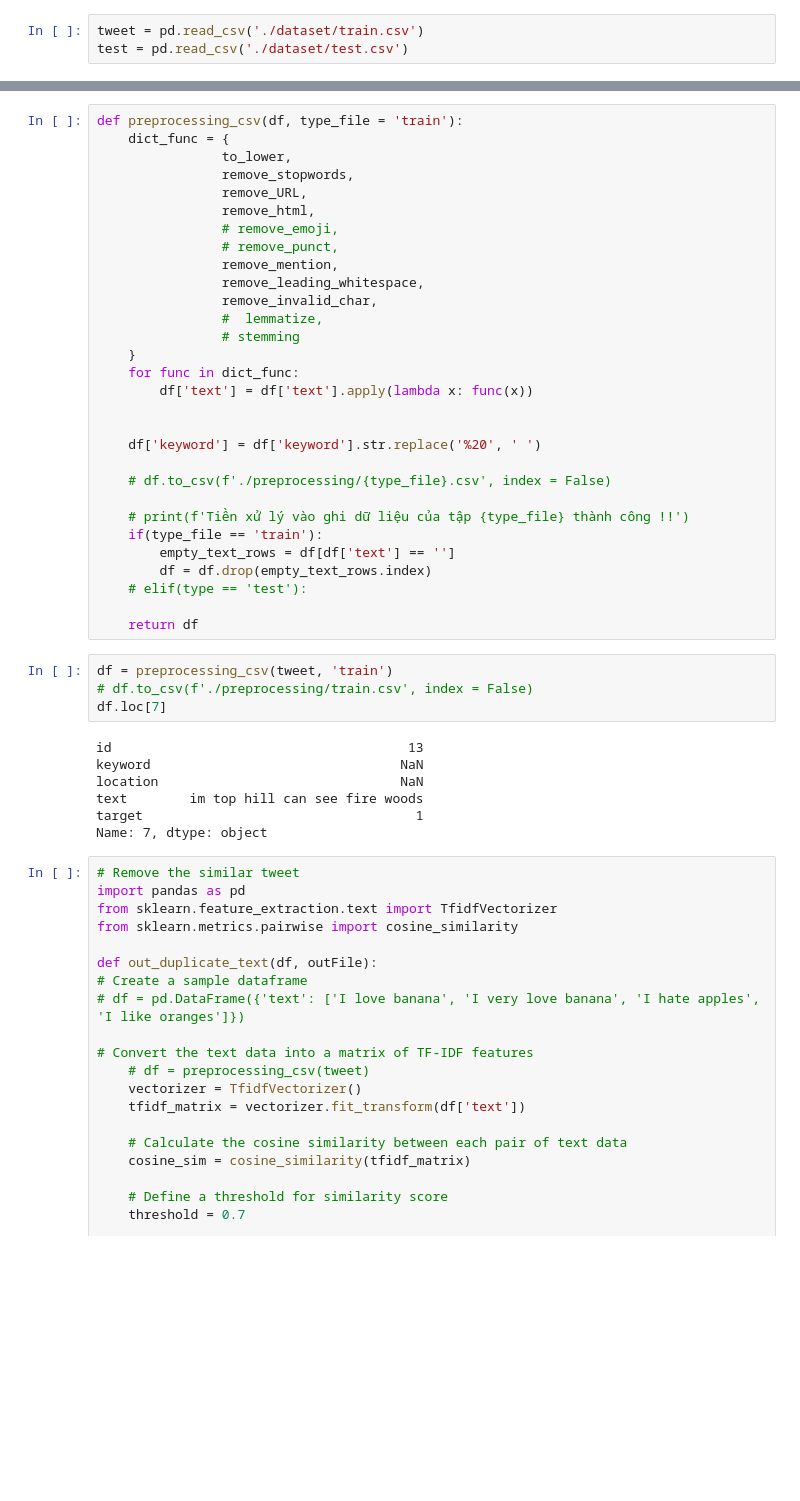
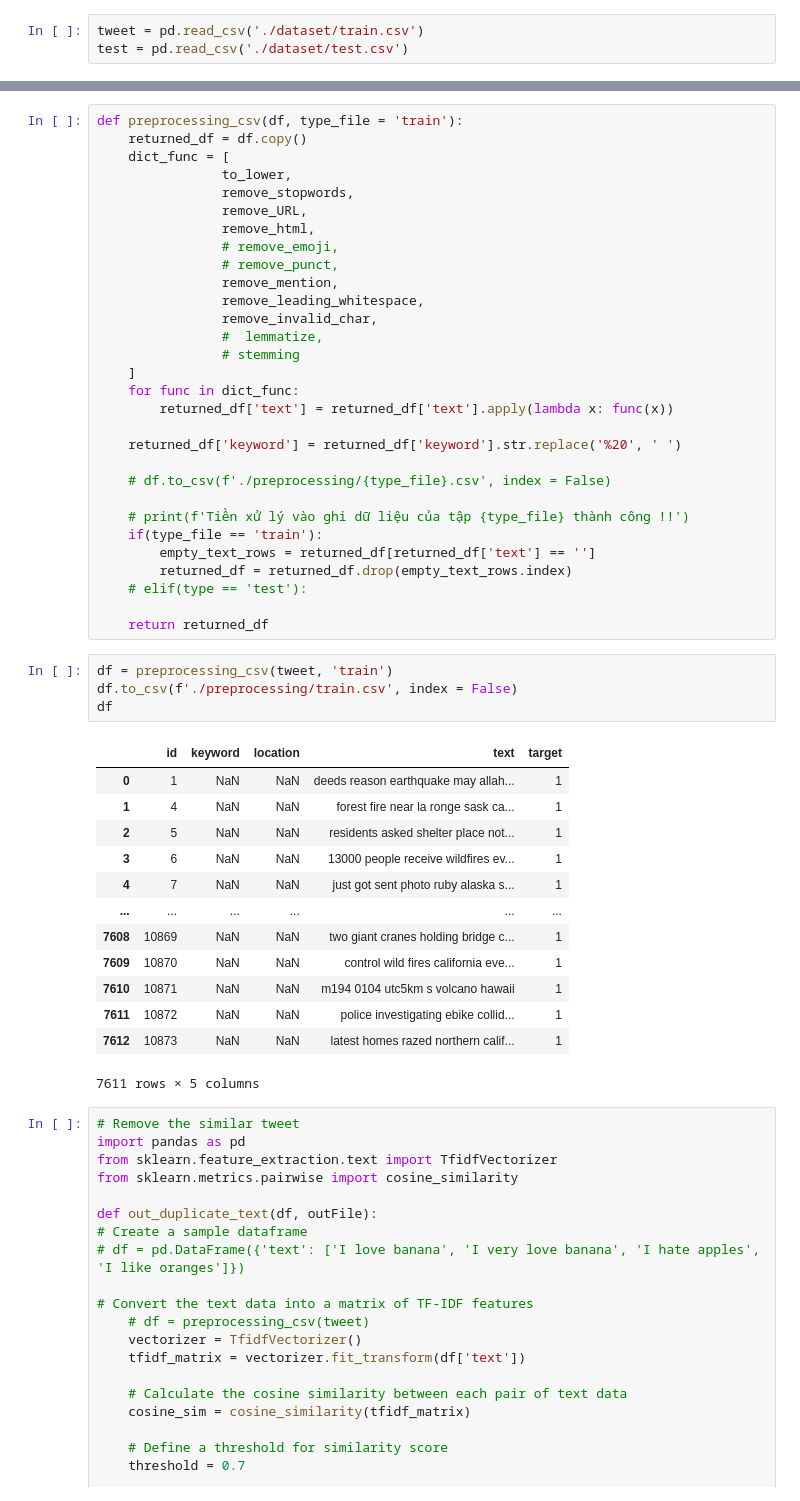
Before and after one commit to yakhimm/Disaster_Tweets, a Jupyter notebook: preprocessing.ipynb, the cells around one changed output, grey strips where cells are left out. Drawn from its saved outputs; the diff is of its cells as text; blank space fills up the shorter version.

```diff
--- a/preprocessing.ipynb
+++ b/preprocessing.ipynb
@@ -97,6 +95,7 @@ remove_stopwords("I'm on top of the hill and I can see a fire in the woods...".l
 # %%
 def preprocessing_csv(df, type_file = 'train'):
-    dict_func = {
+    returned_df = df.copy()
+    dict_func = [
                 to_lower,
                 remove_stopwords,
                 remove_URL,
@@ -108,33 +107,39 @@ def preprocessing_csv(df, type_file = 'train'):
                 remove_invalid_char,
                 #  lemmatize,
                 # stemming
-    }
+    ]
     for func in dict_func:
-        df['text'] = df['text'].apply(lambda x: func(x))
+        returned_df['text'] = returned_df['text'].apply(lambda x: func(x))
 
-
-    df['keyword'] = df['keyword'].str.replace('%20', ' ')
+    returned_df['keyword'] = returned_df['keyword'].str.replace('%20', ' ')
 
     # df.to_csv(f'./preprocessing/{type_file}.csv', index = False)
 
     # print(f'Tiền xử lý vào ghi dữ liệu của tập {type_file} thành công !!')
     if(type_file == 'train'):
-        empty_text_rows = df[df['text'] == '']
-        df = df.drop(empty_text_rows.index)
+        empty_text_rows = returned_df[returned_df['text'] == '']
+        returned_df = returned_df.drop(empty_text_rows.index)
     # elif(type == 'test'):
 
-    return df
+    return returned_df
 # %%
 df = preprocessing_csv(tweet, 'train')
-# df.to_csv(f'./preprocessing/train.csv', index = False)
-df.loc[7]
+df.to_csv(f'./preprocessing/train.csv', index = False)
+df
 # %% [output]
+|  | id | keyword | location | text | target |
+| 0 | 1 | NaN | NaN | deeds reason earthquake may allah... | 1 |
+| 1 | 4 | NaN | NaN | forest fire near la ronge sask ca... | 1 |
+| 2 | 5 | NaN | NaN | residents asked shelter place not... | 1 |
+| 3 | 6 | NaN | NaN | 13000 people receive wildfires ev... | 1 |
+| 4 | 7 | NaN | NaN | just got sent photo ruby alaska s... | 1 |
+| ... | ... | ... | ... | ... | ... |
+| 7608 | 10869 | NaN | NaN | two giant cranes holding bridge c... | 1 |
+| 7609 | 10870 | NaN | NaN | control wild fires california eve... | 1 |
+| 7610 | 10871 | NaN | NaN | m194 0104 utc5km s volcano hawaii | 1 |
+| 7611 | 10872 | NaN | NaN | police investigating ebike collid... | 1 |
+| 7612 | 10873 | NaN | NaN | latest homes razed northern calif... | 1 |
-id                                      13
-keyword                                NaN
-location                               NaN
-text        im top hill can see fire woods
-target                                   1
-Name: 7, dtype: object
+7611 rows × 5 columns
 # %%
 # Remove the similar tweet
 import pandas as pd
```
Also changed, not shown: parts of 10 cells of this notebook, 3 other files.
